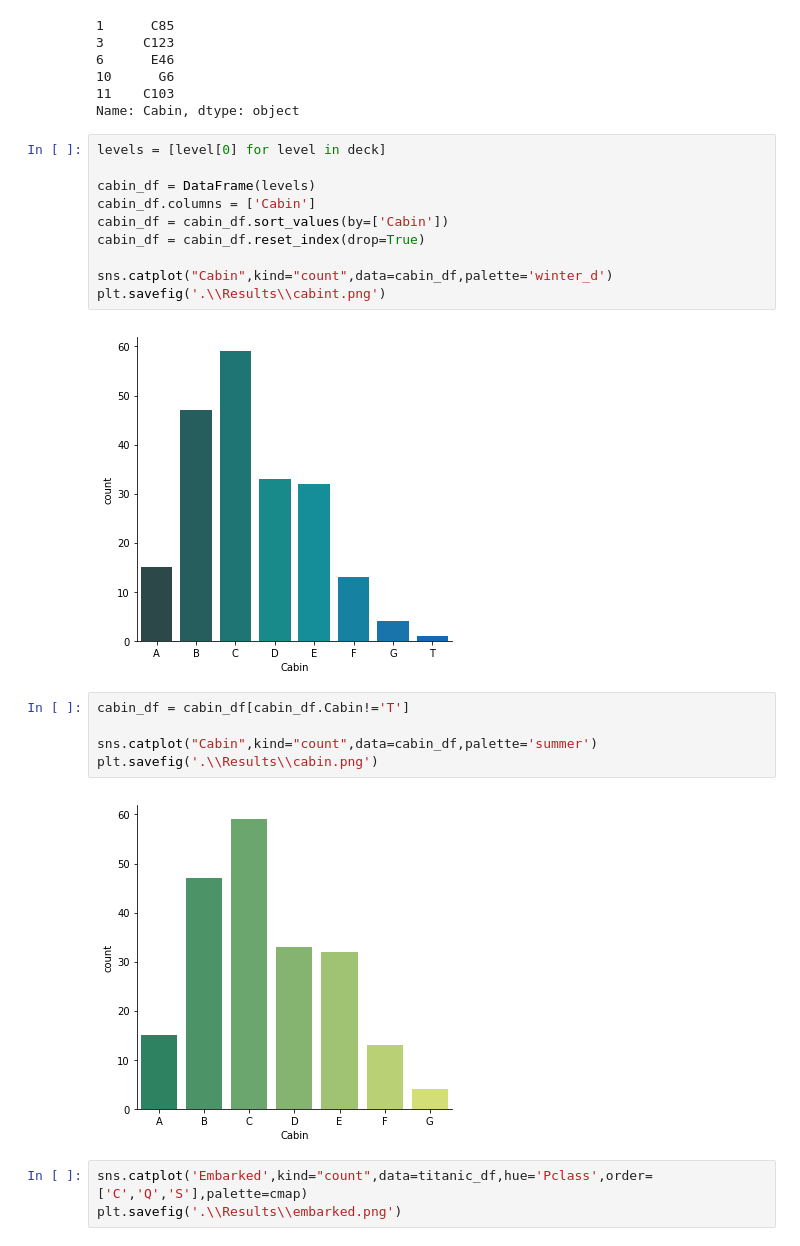
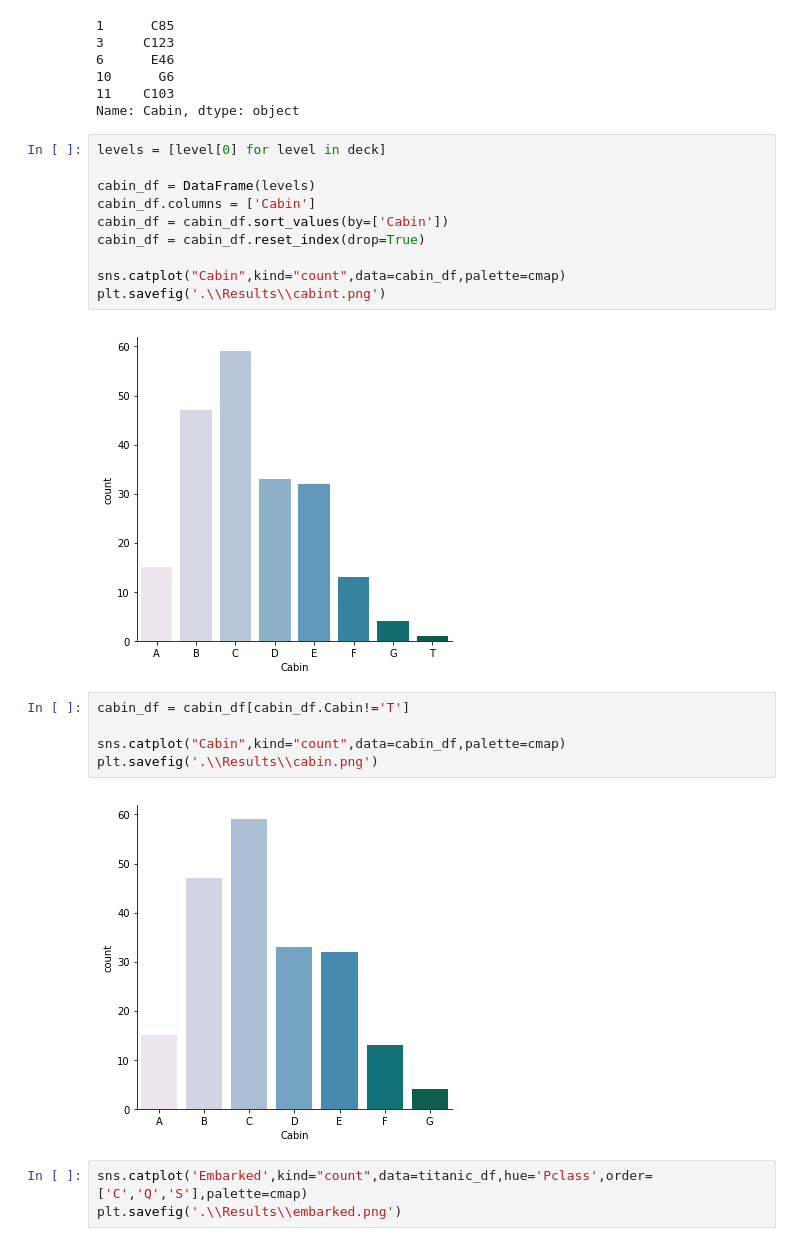
Before and after one commit to bethanylindberg/Kaggle, a Jupyter notebook: Titanic.ipynb, the cells around one changed output. Drawn from its saved outputs; the diff is of its cells as text.

```diff
--- a/Titanic.ipynb
+++ b/Titanic.ipynb
@@ -135,17 +135,17 @@ cabin_df.columns = ['Cabin']
 cabin_df = cabin_df.sort_values(by=['Cabin'])
 cabin_df = cabin_df.reset_index(drop=True)
 
-sns.catplot("Cabin",kind="count",data=cabin_df,palette='winter_d')
+sns.catplot("Cabin",kind="count",data=cabin_df,palette=cmap)
 plt.savefig('.\\Results\\cabint.png')
 # %% [output]
-[figure, old version]
+[figure, new version]
 # %%
 cabin_df = cabin_df[cabin_df.Cabin!='T']
 
-sns.catplot("Cabin",kind="count",data=cabin_df,palette='summer')
+sns.catplot("Cabin",kind="count",data=cabin_df,palette=cmap)
 plt.savefig('.\\Results\\cabin.png')
 # %% [output]
-[figure, old version]
+[figure, new version]
 # %%
 sns.catplot('Embarked',kind="count",data=titanic_df,hue='Pclass',order=['C','Q','S'],palette=cmap)
 plt.savefig('.\\Results\\embarked.png')
```
Also changed, not shown: parts of 5 cells of this notebook, 8 other files.
